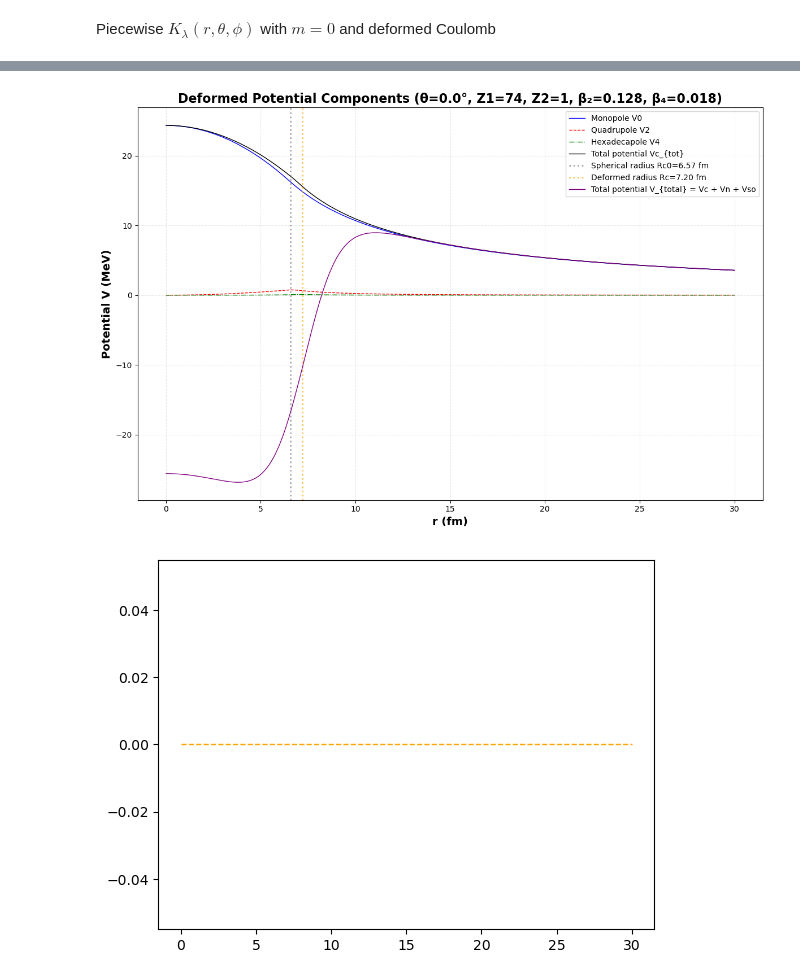
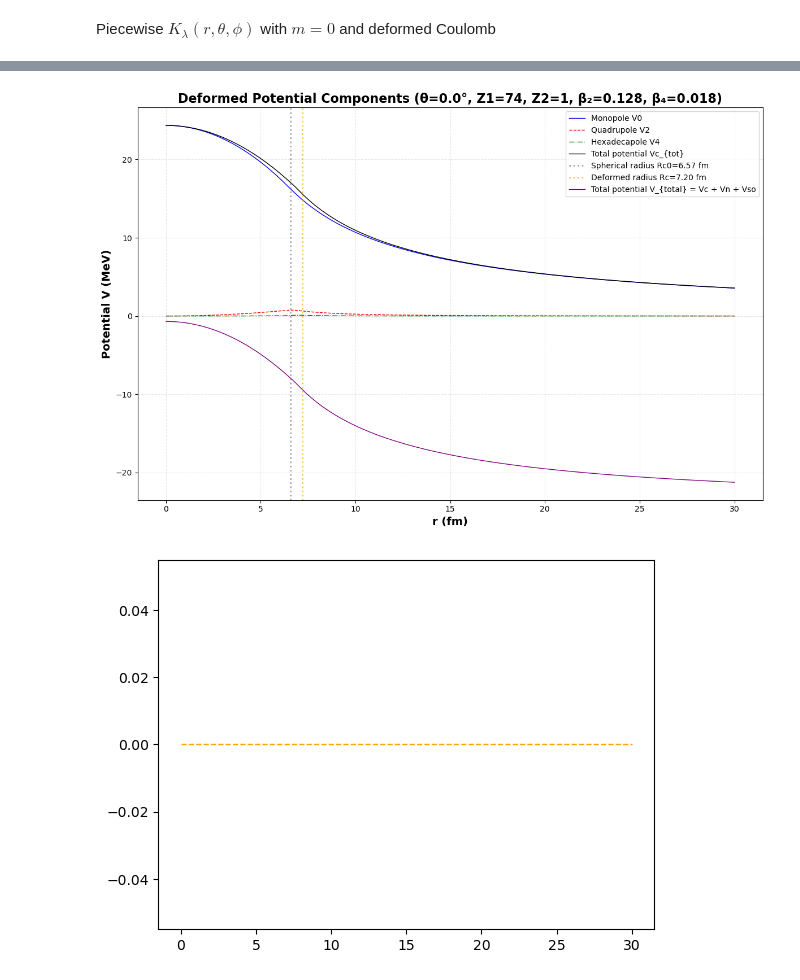
Before and after one commit to Duohereshui99/fit.test, a Jupyter notebook: ff/ff.ipynb, the cells around one changed output, grey strips where cells are left out. Drawn from its saved outputs; the diff is of its cells as text; code cells hidden in the pictures.

```diff
--- a/ff/ff.ipynb
+++ b/ff/ff.ipynb
@@ -26,8 +26,7 @@ Vso0=6.2 ; rso=1.01*(A1)**(1/3) ; aso=0.75 ; lambda_pi=np.sqrt(2)
 Nlm=lambda l,m: np.sqrt((2*l+1)/(4*np.pi)*factorial(l-m)/factorial(l+m))
 #derivative of Ylm on theta, theta exists on the denominator, so use epsilon to avoid division by zero
 def dYlm(l,m,theta,phi):
-    epsilon=1e-20
-    return (1/(2*l+1)/(np.sin(theta)+epsilon))*(l*(l-m+1)*Nlm(l,m)/Nlm(l+1,m)*sph_harm(m,l+1,phi,theta)-(l+1)*(l+m)*Nlm(l,m)/Nlm(l-1,m)*sph_harm(m,l-1,phi,theta))
+    return (1/(2*l+1)/(np.sin(theta)))*(l*(l-m+1)*Nlm(l,m)/Nlm(l+1,m)*sph_harm(m,l+1,phi,theta)-(l+1)*(l+m)*Nlm(l,m)/Nlm(l-1,m)*sph_harm(m,l-1,phi,theta))
 
 #deformed potential,with deformed paras beta, polarization params beta_tilde
 def Vn(V0,r0,a0,beta2,beta4,beta2_tilde,beta4_tilde,r,theta):
@@ -122,7 +121,7 @@ beta4tilde = 0.2  # hexadecapole deformation parameter
 z1, z2 = 74, 1
 A1 = 160
 Rc0 = 1.21 * A1**(1/3)          # ≈5.95 fm
-theta_0 = 0                # theta angle (along major axis)
+theta_0 = 1e-10                # theta angle (along major axis)
 r = np.linspace(0.01, 30.0, 1000) # avoid too small r
 
 # Deformation parameters - can be modified as needed
@@ -170,7 +169,6 @@ plt.ylabel('Potential V (MeV)', fontsize=14, fontweight='bold')
 plt.title(f'Deformed Potential Components (θ={theta_0/np.pi*180:.1f}°, Z1={z1}, Z2={z2}, β₂={beta2}, β₄={beta4})',
           fontsize=16, fontweight='bold')
 # ================== 在你原来的绘图代码最后加上这几行 ==================
-
 # 计算总势能（库仑 + 核势 + 自旋-轨道势）
 V_total = Vc_tot + VVn + VVso
 
@@ -181,7 +179,6 @@ plt.plot(r, V_total, 'purple', linewidth=1, label='Total potential V_{total} = V
 plt.grid(True, alpha=0.3, linestyle='--')
 plt.legend(fontsize=10, loc='best')
 
-
 # Set axis ranges
 # plt.xlim(0,8)
 # plt.ylim(0,1)
@@ -195,4 +192,4 @@ plt.show()
-[figure, old version]
+[figure, new version]
 # %%
 plt.plot(r, VVso, label='Spin-orbit Vso', color='orange', linewidth=1, linestyle='--')
 plt.show()
```
Also changed, not shown: parts of 1 cell of this notebook.
